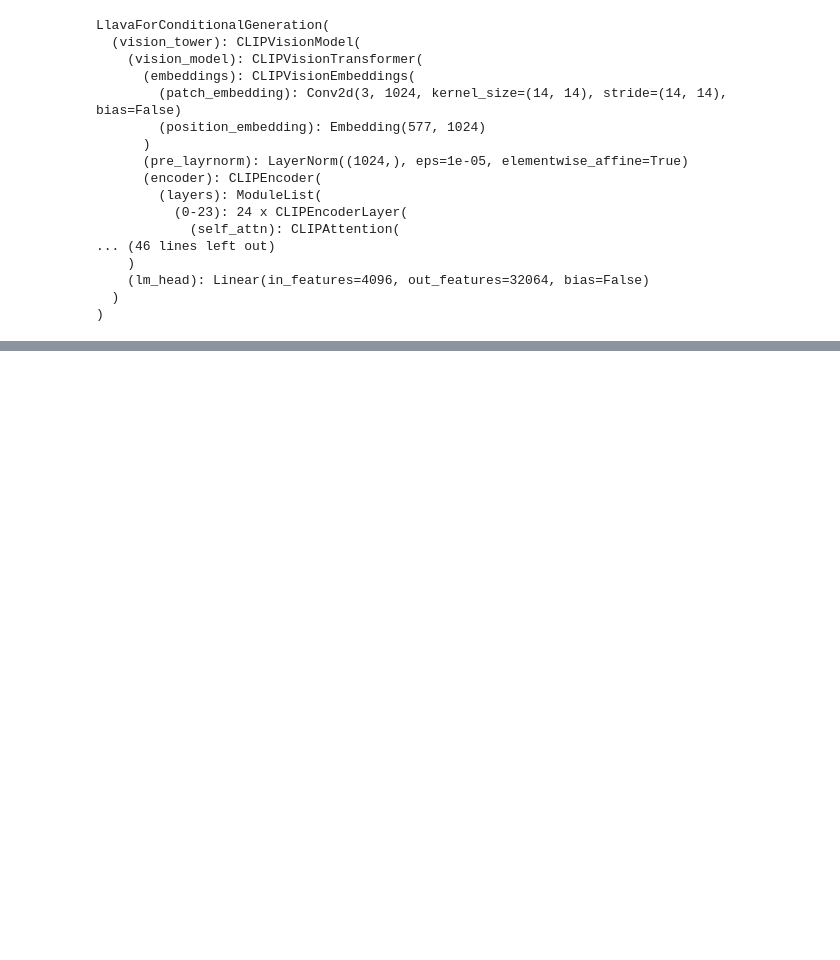
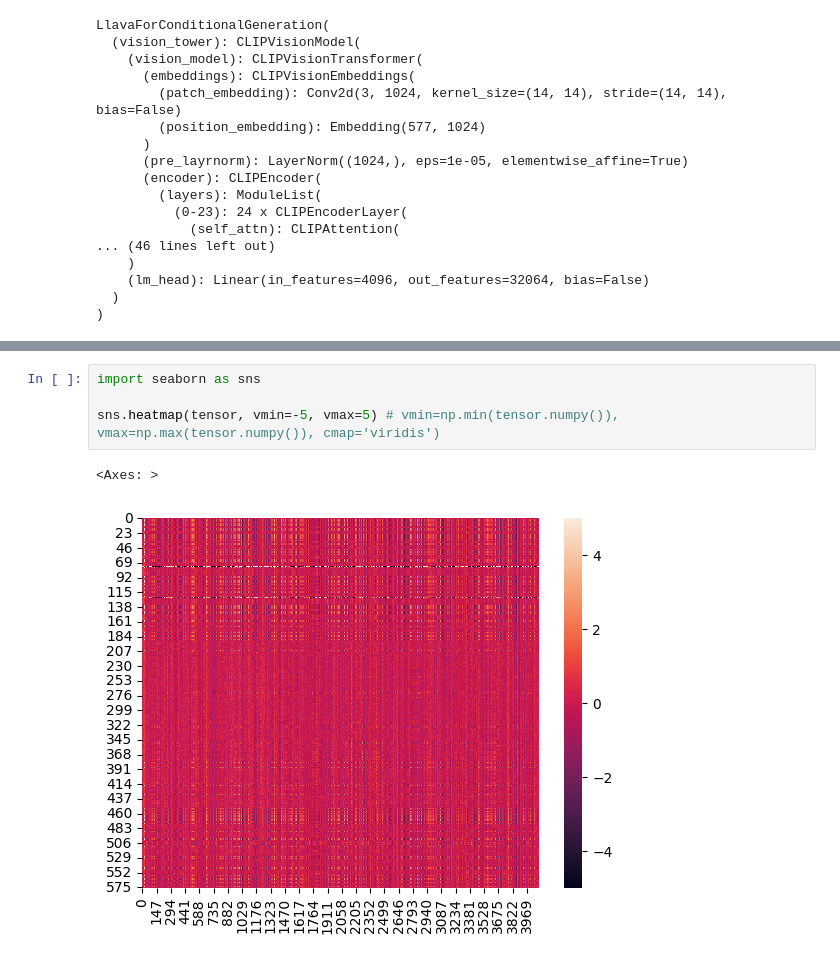
Before and after one commit to bridgetleonard2/LLaVA-Brain, a Jupyter notebook: llava_architecture.ipynb, the cells around one changed output, grey strips where cells are left out. Drawn from its saved outputs; the diff is of its cells as text; blank space fills up the shorter version.

```diff
--- a/llava_architecture.ipynb
+++ b/llava_architecture.ipynb
@@ -40,0 +141,7 @@ LlavaForConditionalGeneration(
+# %%
+import seaborn as sns
+
+sns.heatmap(tensor, vmin=-5, vmax=5) # vmin=np.min(tensor.numpy()), vmax=np.max(tensor.numpy()), cmap='viridis')
+# %% [output]
+<Axes: >
+[figure, added]
```
Also changed, not shown: parts of 16 cells of this notebook, 1 other file.
